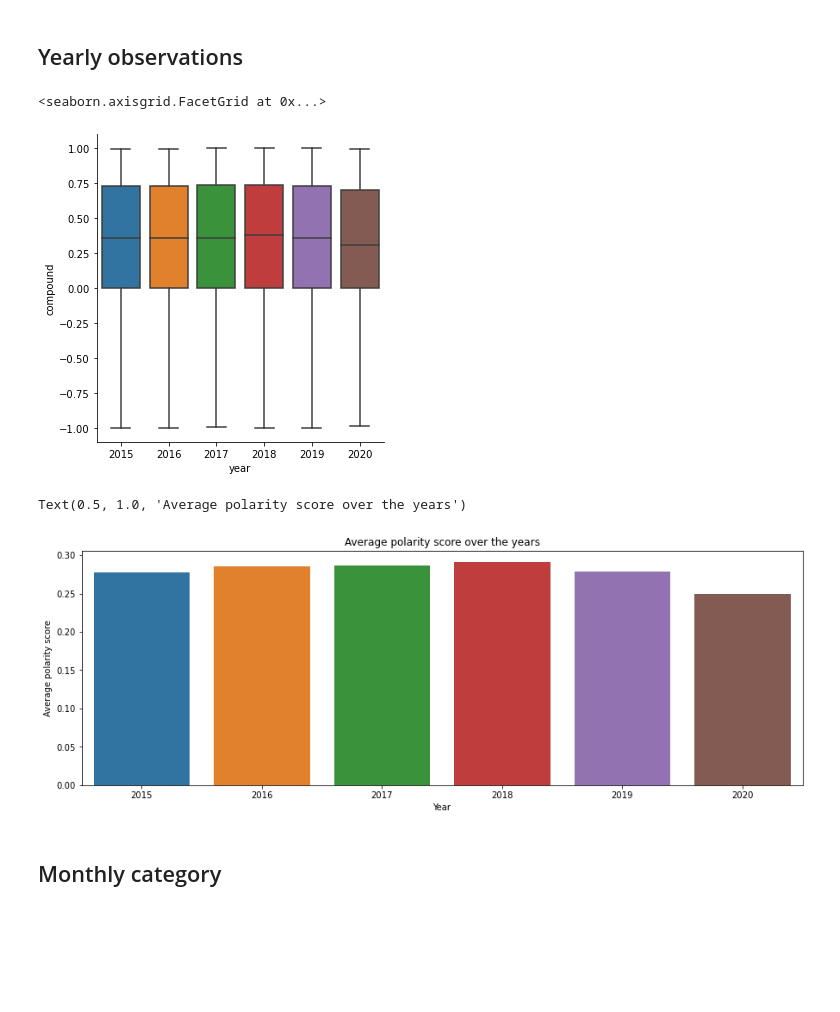
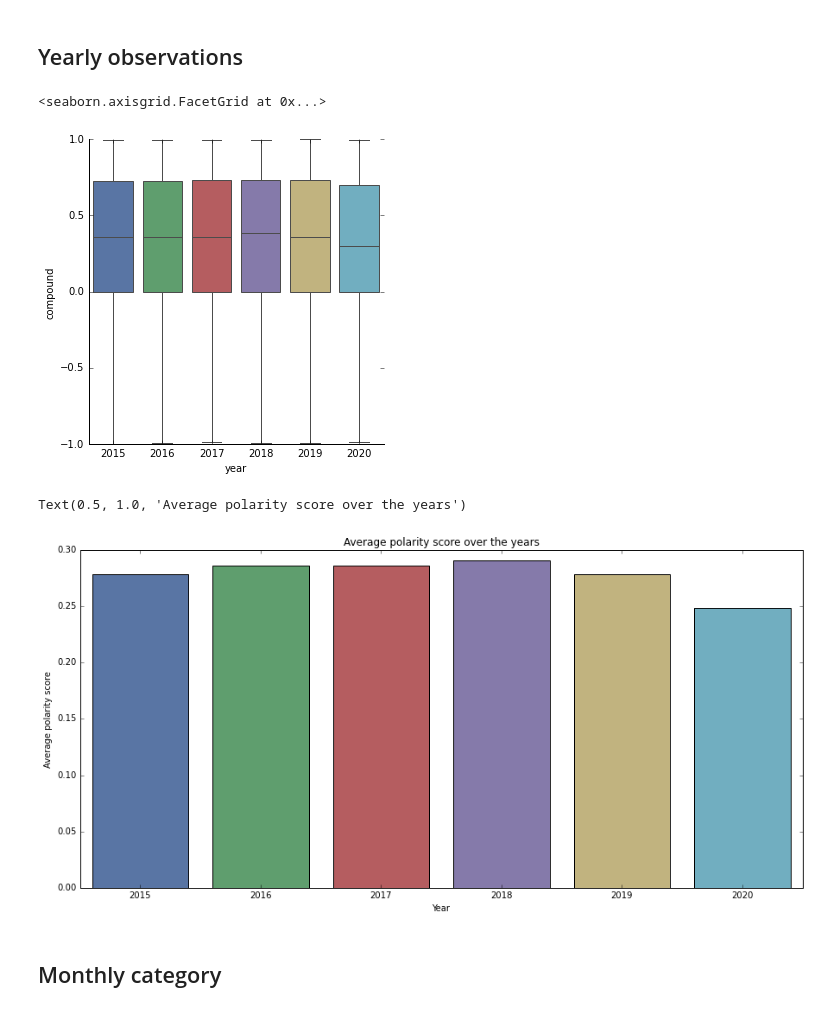
Before and after one commit to epfl-ada/ada-2021-project-adada-sur-mon-bidet, a Jupyter notebook: notebooks/sentiment_analysis_milestone3.ipynb, the cells around one changed output. Drawn from its saved outputs; the diff is of its cells as text; code cells hidden in the pictures; blank space fills up the shorter version.

```diff
--- a/notebooks/sentiment_analysis_milestone3.ipynb
+++ b/notebooks/sentiment_analysis_milestone3.ipynb
@@ -6,6 +6,11 @@ import nltk
 nltk.download('vader_lexicon')
 from nltk.sentiment import SentimentIntensityAnalyzer
 
+%matplotlib inline
+
+plt.style.use('seaborn-deep')
+plt.rcParams['figure.figsize'] = (15,7)
+
 sia = SentimentIntensityAnalyzer()
 # %% [output]
 [nltk_data] Downloading package vader_lexicon to
@@ -28,0 +39,25 @@ df.head()
+# %%
+df = pd.read_pickle("sanitized_df")
+
+# extracting polarity score
+df['compound'] = df.quotation.apply(lambda x: sia.polarity_scores(x)['compound'])
+
+# building granualrity on the time to be able to extract trend
+
+df['year'] = df.date.dt.year
+df.year = df.year.astype("category")
+
+df['month'] = df.date.dt.month
+df.month = df.month.astype("category")
+
+df['year_month'] = df.date.dt.strftime('%y-%m')
+df.year_month = df.year_month.astype('category')
+
+df['year_month_day'] = df.date.dt.strftime('%y-%m-%d')
+df.year_month_day = df.year_month_day.astype('category')
+
+
+
+# dummies is 1-hot encoding for specific climate change topics
+df_dummies = pd.read_pickle("dummies")
+df = df.merge(df_dummies)
@@ -42,19 +76,19 @@ df.year = df.year.astype("category")
 sns.catplot(x="year", y="compound", kind="box", data=df)
 # %% [output]
 <seaborn.axisgrid.FacetGrid at 0x...>
-[figure, old version]
+[figure, new version]
 # %%
 avg_scores = df.compound.groupby(by=df.year).mean()
 
-f,x = plt.subplots(1,1,figsize=(15,5))
+
 
 g =sns.barplot(x=df.year.cat.categories, y=avg_scores)
 
 g.set_xlabel("Year")
 g.set_ylabel("Average polarity score")
 g.set_title("Average polarity score over the years")
 # %% [output]
 Text(0.5, 1.0, 'Average polarity score over the years')
-[figure, old version]
+[figure, new version]
 # %% [markdown]
 ## Monthly category
```
Also changed, not shown: parts of 23 cells of this notebook.
